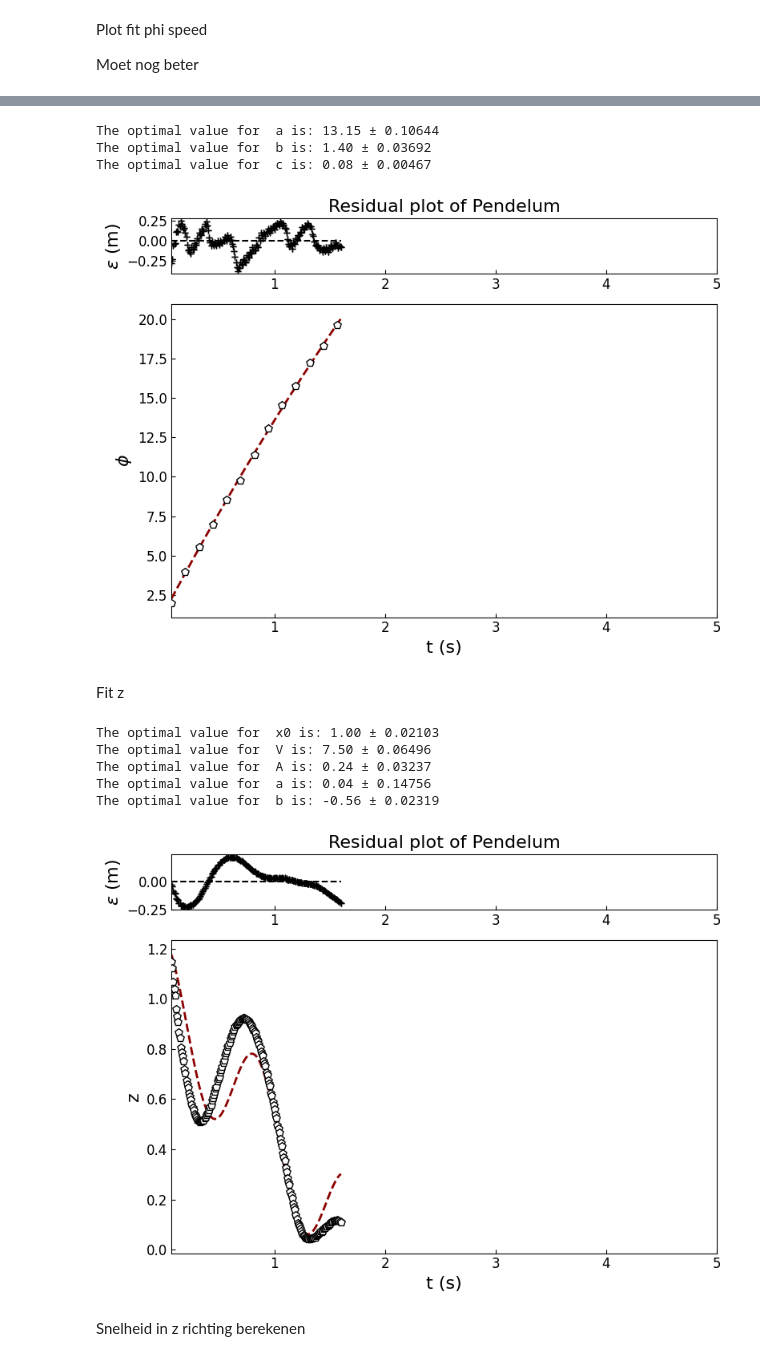
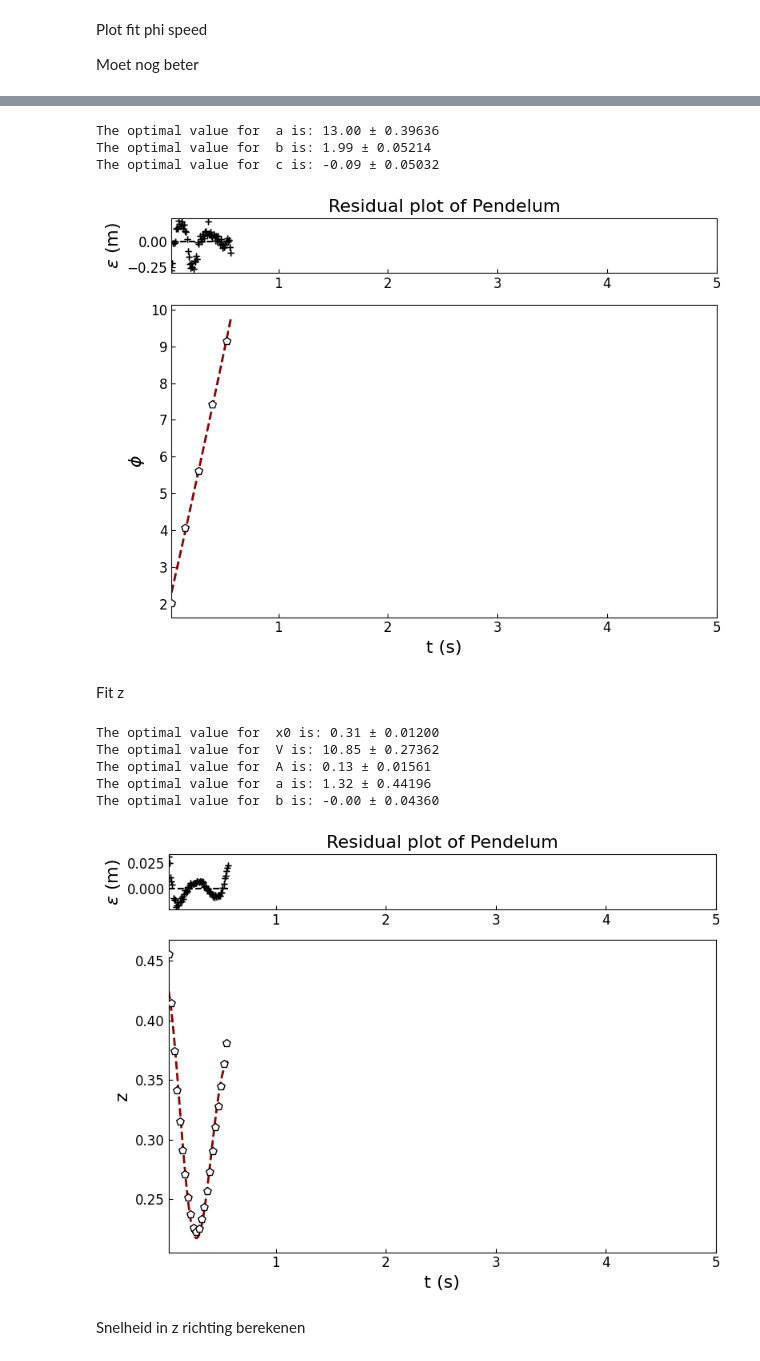
Before and after one commit to Oengaboenga/NSP-2-Jonathan-en-Bryan, a Jupyter notebook: Analyse_meting_9_UIT.ipynb, the cells around one changed output, grey strips where cells are left out. Saved outputs shown, nothing was run; the diff lists cells and outputs as text; code cells hidden in the pictures.

```diff
--- a/Analyse_meting_9_UIT.ipynb
+++ b/Analyse_meting_9_UIT.ipynb
@@ -26,9 +26,9 @@ Xpos = [x for x in Xpos if str(x) != 'nan']
 Ypos = [x for x in Ypos if str(x) != 'nan']
 
 # Er moet nog een juiste scaling factor komen voor de afstand per pixel
-t =np.asarray(t[1:15000])
-x = np.asarray(Xpos[1:15000])
-y = np.asarray(Ypos[1:15000])
+t =np.asarray(t[1:67])
+x = np.asarray(Xpos[1:67])
+y = np.asarray(Ypos[1:67])
 # %% [markdown]
 Test plot
 # %% [markdown]
@@ -190,10 +190,10 @@ plt.tight_layout()
 plt.show()
 plt.close()
 # %% [output]
-The optimal value for  a is: 13.15 ± 0.10644
-The optimal value for  b is: 1.40 ± 0.03692
-The optimal value for  c is: 0.08 ± 0.00467
+The optimal value for  a is: 13.00 ± 0.39636
+The optimal value for  b is: 1.99 ± 0.05214
+The optimal value for  c is: -0.09 ± 0.05032
-[figure, old version]
+[figure, new version]
 # %% [markdown]
 Fit z
 # %%
@@ -202,42 +202,42 @@ xfit = np.linspace(0,max(t),1000) #create new data for fit.
 def z_model(t,x0,V,A,a,b):
     return A*np.exp(-a*t) * np.cos(V*t)+b*t+x0
 
-popt_z, pcov_z = curve_fit(z_model,t,y,p0=[1.00, 15,1,0.8 ,-0.56],bounds = ([0,0,0,0,-5],[40,200,100,1,0]))
+popt_z, pcov_z = curve_fit(z_model,t,y,p0=[0.31, 10.74,0.12,0.93 ,-0.56],bounds = ([0,0,0,-5,-5],[40,200,100,10,0]))
 
 parameter=['x0','V', 'A','a','b']
 for i in range (5):
     print("The optimal value for ", parameter[i], 'is:', "{:.2f}".format(popt_z[i]), '\u00B1', "{:.5f}".format(np.sqrt(pcov_z[i,i])))
 
 fig = plt.figure(figsize=(8,6))
 gs = gridspec.GridSpec(5, 4) #Creates a grid of 6 rows and 4 columns.
 axes_main = plt.subplot(gs[1:5, :4]) #Main axis goes from row 1 to 6.
 axes_residuals = plt.subplot(gs[0, :4],sharex=axes_main) #Residual axis is row 0.
 
 axes_main.tick_params(axis='both',direction ='in',labelsize=12)
-axes_main.scatter(t[::1],y[::1],color='black', marker = 'p',ec='black',fc='white',s=50,zorder=3)
+axes_main.scatter(t[::3],y[::3],color='black', marker = 'p',ec='black',fc='white',s=50,zorder=3)
 axes_main.plot(t,z_model(t,*popt_z),color='darkred',ls='--', lw=2)
 axes_main.set_xlabel('t (s)',fontsize=16)
 axes_main.set_ylabel('z',fontsize=16)
 axes_main.set_xlim(np.min(t),5)
 
 axes_residuals.tick_params(axis='both',direction ='in',labelsize=12)
 axes_residuals.set_title('Residual plot of Pendelum',fontsize=16)
 axes_residuals.errorbar(t,y-z_model(t,*popt_z),xerr=0,yerr=0,fmt='none',
                         color='black',ecolor='black',capsize=3)
 axes_residuals.hlines(0,np.min(t),np.max(t),color='black',ls='--')
 axes_residuals.set_ylabel(r'$\epsilon$ (m)',fontsize=16)
 axes_residuals.set_xlim(np.min(t),5)
 
 plt.tight_layout()
 plt.show()
 plt.close()
 # %% [output]
-The optimal value for  x0 is: 1.00 ± 0.02103
-The optimal value for  V is: 7.50 ± 0.06496
-The optimal value for  A is: 0.24 ± 0.03237
-The optimal value for  a is: 0.04 ± 0.14756
-The optimal value for  b is: -0.56 ± 0.02319
+The optimal value for  x0 is: 0.31 ± 0.01200
+The optimal value for  V is: 10.85 ± 0.27362
+The optimal value for  A is: 0.13 ± 0.01561
+The optimal value for  a is: 1.32 ± 0.44196
+The optimal value for  b is: -0.00 ± 0.04360
-[figure, old version]
+[figure, new version]
 # %% [markdown]
 Snelheid in z richting berekenen
 # %%
```
Also changed, not shown: parts of 7 cells of this notebook, 8 other files.
